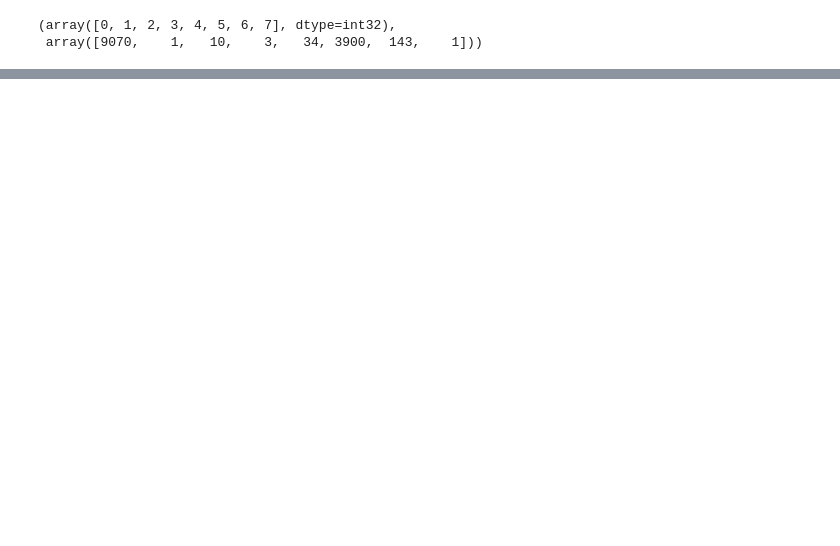
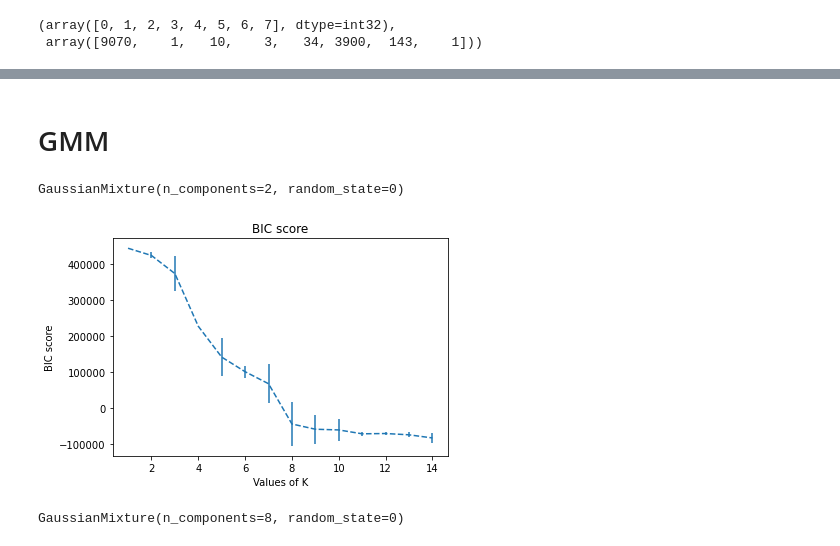
Before and after one commit to jespertjee/LOFAR_ML, a Jupyter notebook: Unsupervised/BH/Clustering.ipynb, the cells around one changed output, grey strips where cells are left out. Saved outputs shown, nothing was run; the diff lists cells and outputs as text; code cells hidden in the pictures; blank space fills up the shorter version.

```diff
--- a/Unsupervised/BH/Clustering.ipynb
+++ b/Unsupervised/BH/Clustering.ipynb
@@ -162,0 +110,5 @@ plt.show()
+# %%
+clustering = SpectralClustering(n_clusters=10, n_jobs=1, verbose=True,
+                               affinity='nearest_neighbors',
+                               ).fit(X_filled)
+clustering.fit(X_filled)
@@ -162,0 +140,6 @@ plt.show()
+# %%
+classes = clustering.labels_
+for i in range(10):
+    print(i, ":")
+    print(y.iloc[classes==i].value_counts()/y.value_counts())
+    print()
@@ -162,0 +164,2 @@ plt.show()
+# %% [markdown]
+ # GMM
@@ -162,0 +168,36 @@ plt.show()
+# %%
+gm = GaussianMixture(n_components=2, random_state=0)
+gm.fit(X_filled)
+# %% [output]
+GaussianMixture(n_components=2, random_state=0)
+# %%
+from scipy.spatial.distance import cdist
+
+bic_means = []
+bic_stds = []
+K = range(1, 15)
+
+for k in K:
+    trial = []
+    for i in range(16):
+
+        # Building and fitting the model
+        gm = GaussianMixture(n_components=k).fit(X_filled)
+        gm.fit(X_filled)
+
+        trial.append(gm.bic(X_filled))
+    bic_means.append(np.mean(trial))
+    bic_stds.append(np.std(trial))
+# %%
+plt.errorbar(x=K, y=bic_means, yerr=bic_stds, ls='--')
+plt.xlabel('Values of K')
+plt.ylabel('BIC score')
+plt.title('BIC score')
+plt.show()
+# %% [output]
+[figure, added]
+# %%
+gm = GaussianMixture(n_components=8, random_state=0)
+gm.fit(X_filled)
+# %% [output]
+GaussianMixture(n_components=8, random_state=0)
```
Also changed, not shown: parts of 23 cells of this notebook, 23 other files.
